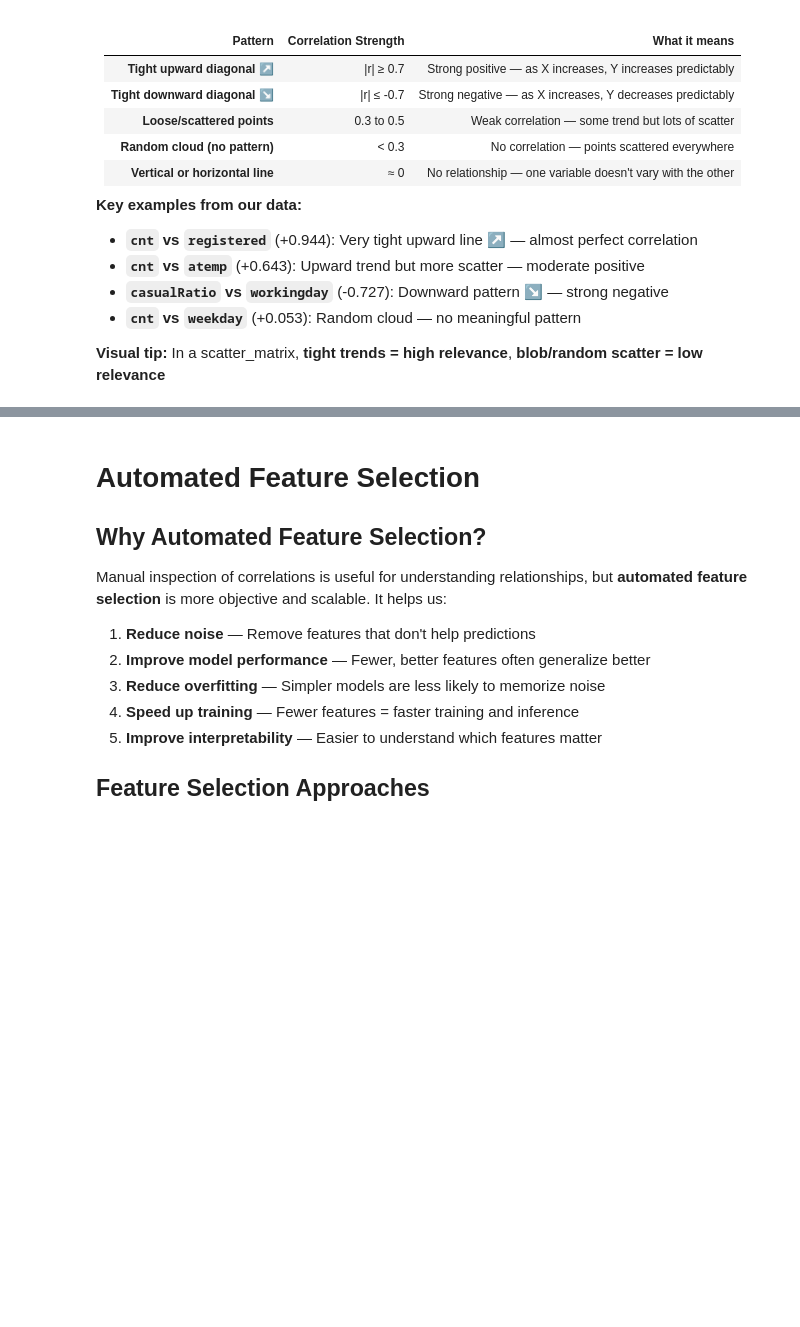
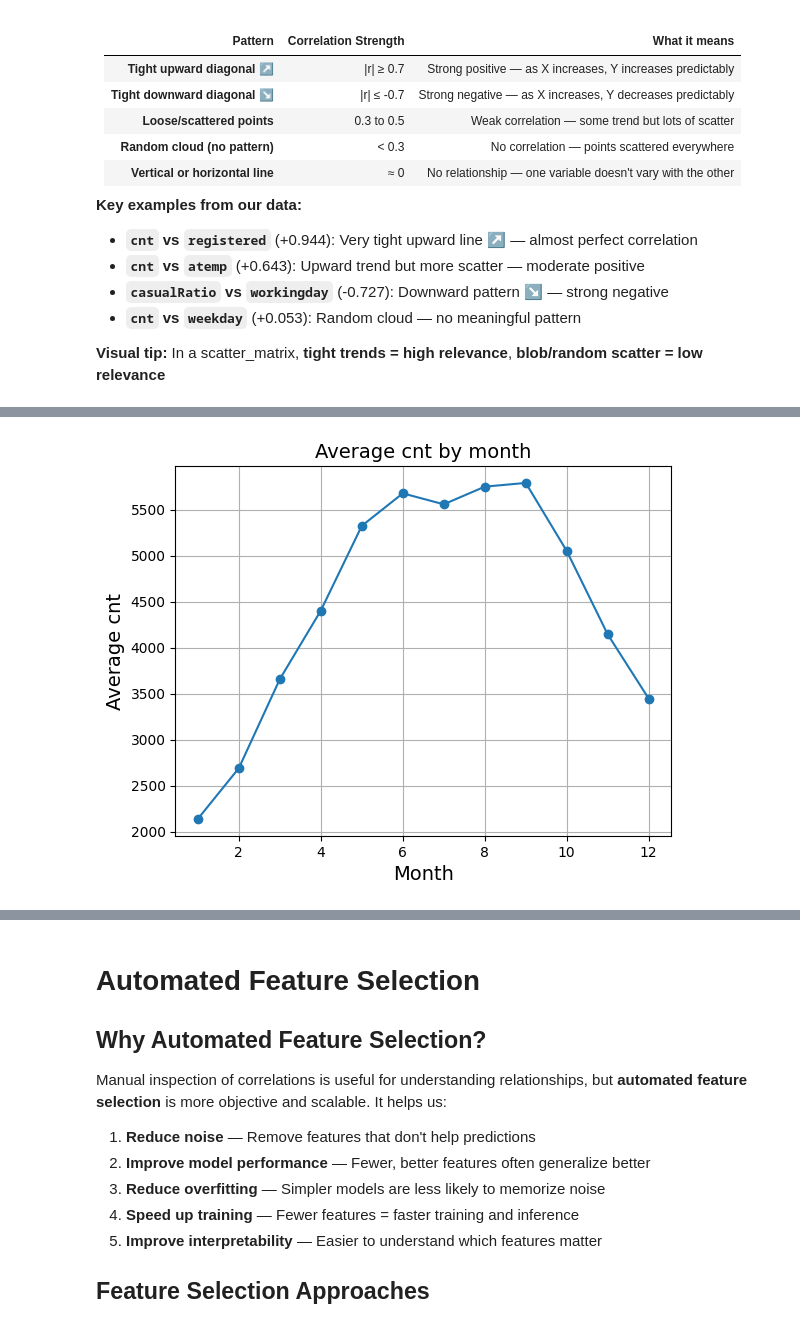
Before and after one commit to ageron/handson-mlp, a Jupyter notebook: 02_end_to_end_machine_learning_project_bike_sharing_dataset.ipynb, the cells around one changed output, grey strips where cells are left out. Drawn from its saved outputs; the diff is of its cells as text; code cells hidden in the pictures; blank space fills up the shorter version.

```diff
--- a/02_end_to_end_machine_learning_project_bike_sharing_dataset.ipynb
+++ b/02_end_to_end_machine_learning_project_bike_sharing_dataset.ipynb
@@ -283,0 +411,17 @@ plt.show()
+# %%
+# Create interaction and cyclic features, then test whether they improve model performance.
+bike_sharing.info()
+
+bike_sharing["temp_humidity"] = bike_sharing["temp"] * bike_sharing["hum"]
+bike_sharing["temp_wind"] = bike_sharing["temp"] * bike_sharing["windspeed"]
+bike_sharing["weather_workingday"] = bike_sharing["weathersit"] * bike_sharing["workingday"]
+bike_sharing["season_weather"] = bike_sharing["season"] * bike_sharing["weathersit"]
+bike_sharing["feels_like_gap"] = bike_sharing["atemp"] - bike_sharing["temp"]
+
+import numpy as np
+bike_sharing["month_sin"] = bike_sharing["mnth"].apply(lambda x: np.sin(2 * np.pi * x / 12))
+bike_sharing["month_cos"] = bike_sharing["mnth"].apply(lambda x: np.cos(2 * np.pi * x / 12))
+bike_sharing["weekday_sin"] = bike_sharing["weekday"].apply(lambda x: np.sin(2 * np.pi * x / 7))
+bike_sharing["weekday_cos"] = bike_sharing["weekday"].apply(lambda x: np.cos(2 * np.pi * x / 7))
+
+bike_sharing.head()
@@ -283,0 +506,71 @@ plt.show()
+# %%
+import pandas as pd
+import numpy as np
+from statsmodels.tools.tools import add_constant
+from statsmodels.stats.outliers_influence import variance_inflation_factor
+from sklearn.preprocessing import StandardScaler
+from sklearn.linear_model import LinearRegression
+import matplotlib.pyplot as plt
+import seaborn as sns
+
+# list of extended features you added
+extended = [
+    "temp_humidity","temp_wind","weather_workingday","season_weather",
+    "feels_like_gap","month_sin","month_cos","weekday_sin","weekday_cos",
+]
+present = [c for c in extended if c in bike_sharing.columns]
+print("Present features:", present)
+
+# 1) VIF for the extended features you added
+X = bike_sharing[present].dropna()
+Xc = add_constant(X)
+vif_values = []
+for i in range(1, Xc.shape[1]):
+    with np.errstate(divide="ignore", invalid="ignore"):
+        vif_i = variance_inflation_factor(Xc.values, i)
+    vif_values.append(np.inf if not np.isfinite(vif_i) else vif_i)
+vif = pd.Series(vif_values, index=present)
+print("VIF for extended features:\n", vif.sort_values(ascending=False))
+
+# 1b) VIF for all numeric features (not just the extended ones)
+all_numeric_features = [
+    c for c in bike_sharing.columns
+    if c not in ["cnt", "casual", "registered"] and pd.api.types.is_numeric_dtype(bike_sharing[c])
+]
+X_all = bike_sharing[all_numeric_features].dropna()
+Xc_all = add_constant(X_all)
+vif_values_all = []
+for i in range(1, Xc_all.shape[1]):
+    with np.errstate(divide="ignore", invalid="ignore"):
+        vif_i = variance_inflation_factor(Xc_all.values, i)
+    vif_values_all.append(np.inf if not np.isfinite(vif_i) else vif_i)
+vif_all = pd.Series(vif_values_all, index=all_numeric_features)
+# print("\nVIF for all numeric features:\n", vif_all.sort_values(ascending=False))
+
+# 2) Standardized linear regression coefficients
+scaler = StandardScaler()
+Xs = scaler.fit_transform(X)
+y = bike_sharing.loc[X.index, "cnt"].values
+lr = LinearRegression().fit(Xs, y)
+coef = pd.Series(lr.coef_, index=present).sort_values(key=lambda s: s.abs(), ascending=False)
+print("Standardized coefficients (sorted by magnitude):\n", coef)
+
+# 3) Monthly average plot (seasonality)
+if "mnth" in bike_sharing.columns:
+    monthly = bike_sharing.groupby("mnth")["cnt"].mean()
+    plt.figure()
+    monthly.plot(marker='o')
+    plt.title("Average cnt by month")
+    plt.xlabel("Month")
+    plt.ylabel("Average cnt")
+    plt.grid(True)
+
+# 4) Scatter plots for top 3 absolute coeff features
+top3 = coef.abs().nlargest(3).index.tolist()
+plt.figure(figsize=(12,4))
+for i, f in enumerate(top3,1):
+    plt.subplot(1,3,i)
+    sns.scatterplot(x=bike_sharing[f], y=bike_sharing["cnt"], alpha=0.6)
+    plt.title(f)
+plt.tight_layout()
+# %% [output]
@@ -283,0 +594 @@ plt.show()
+[figure, added]
```
Also changed, not shown: parts of 74 cells of this notebook, 2 other files.
